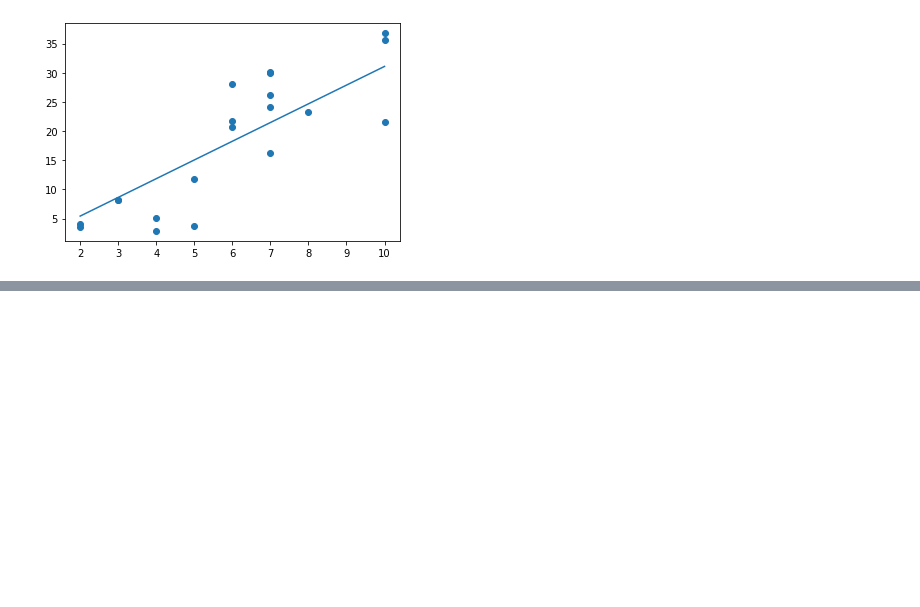
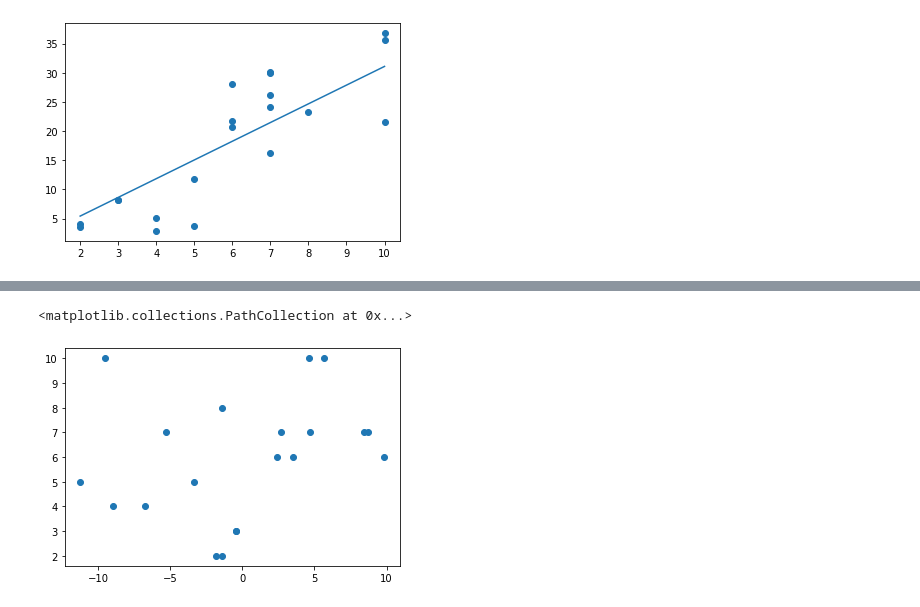
Before and after one commit to danyentezari/bignumber-material, a Jupyter notebook: SPML Dubai/mod3/script.ipynb, the cells around one changed output, grey strips where cells are left out. Cells and saved outputs as stored; diff of their text form; code cells hidden in the pictures; blank space fills up the shorter version.

```diff
--- a/SPML Dubai/mod3/script.ipynb
+++ b/SPML Dubai/mod3/script.ipynb
@@ -272,0 +281,9 @@ plt.plot(
+# %%
+#  Residual Plot (Non-Endogeniety)
+plt.scatter(
+    e,
+    x
+)
+# %% [output]
+<matplotlib.collections.PathCollection at 0x...>
+[figure, added]
```
Also changed, not shown: parts of 17 cells of this notebook, 6 other files.
